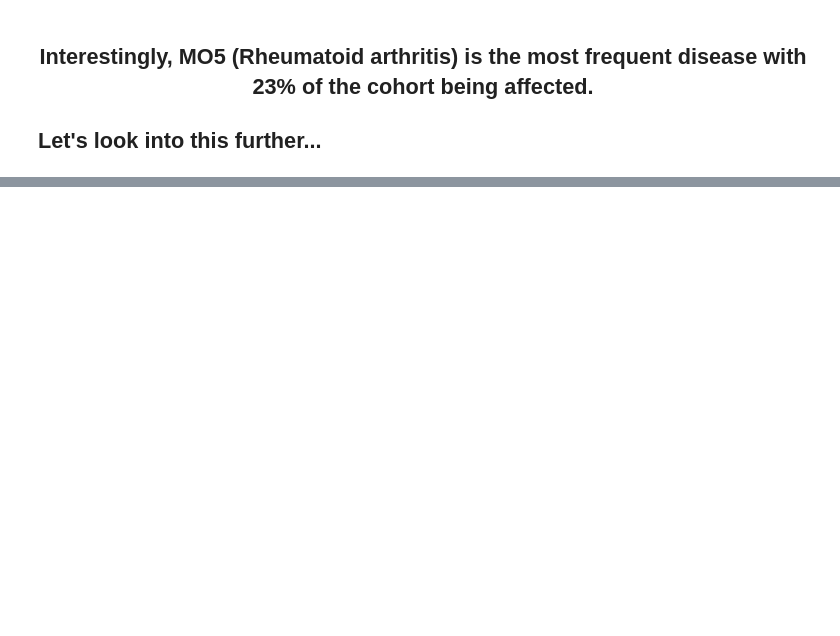
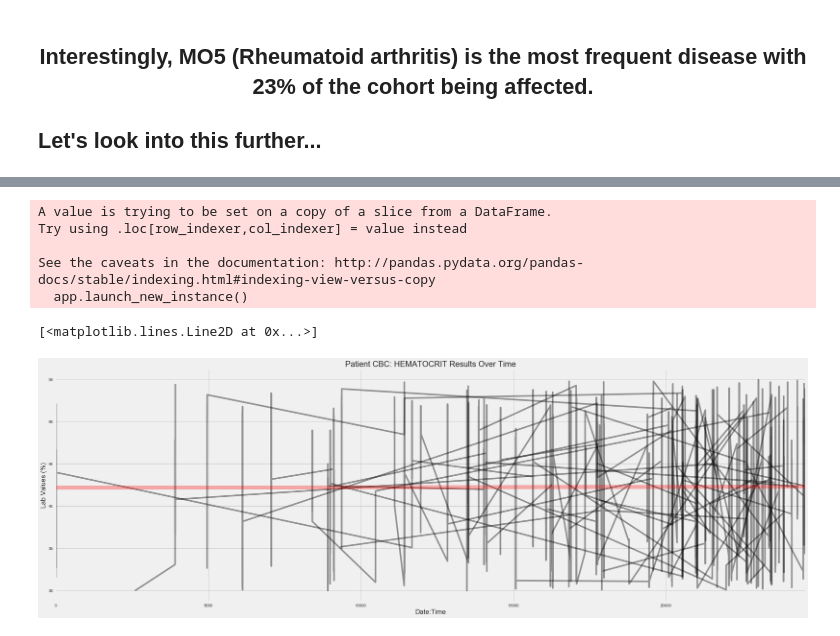
Before and after one commit to Bowiemb/demos, a Jupyter notebook: Virtual Patient Data Analysis Demo.ipynb, the cells around one changed output, grey strips where cells are left out. Saved outputs shown, nothing was run; the diff lists cells and outputs as text; code cells hidden in the pictures; blank space fills up the shorter version.

```diff
--- a/Virtual Patient Data Analysis Demo.ipynb
+++ b/Virtual Patient Data Analysis Demo.ipynb
@@ -206,0 +240,7 @@ M05_cohort_patients.describe(include='all')
+# %%
+M05_cohort_hematocrit_results = M05_cohort_lab_results.loc[(M05_cohort_lab_results['LabName'] == 'CBC: HEMATOCRIT')]
+M05_cohort_hematocrit_results.head()
+#dates = [pd.to_datetime(ts) for ts in M05_cohort_lab_results['LabDateTime']]
+#datenums = md.date2num(dates)
+
+#plt.plot(dates,M05_cohort_lab_results.LabValue.LabName == 'CBC: HEMATOCRIT' )
@@ -206,0 +254,61 @@ M05_cohort_patients.describe(include='all')
+# %%
+M05_h = M05_cohort_hematocrit_results[['PatientID', 'LabValue', 'LabDateTime']]
+
+M05_h['TimeStamps'] = pd.to_datetime(M05_h.loc[:,'LabDateTime'])
+
+
+
+M05_h['TimeStamps']
+M05_h = M05_h[['PatientID', 'LabValue','TimeStamps']]
+M05_h.head()
+
+# Change TimeStamps to integers
+M05_h['date_delta'] = (M05_h['TimeStamps'] - M05_h['TimeStamps'].min())  / np.timedelta64(1,'D')
+
+fig, ax = plt.subplots(1,1)
+x = 'date_delta'
+y = 'LabValue'
+M05_h.groupby('PatientID').plot(x, y, figsize=(30,10), ax=ax, alpha=0.4, color="k")
+plt.legend().remove()
+plt.ylabel('Lab Values (%)')
+plt.xlabel('Date:Time')
+plt.title('Patient CBC: HEMATOCRIT Results Over Time')
+
+
+#fit = np.polyfit(x2,y2,1)
+#fit_fn = np.poly1d(fit)
+#plt.plot(x2,y2,'yo', x2, fit_fn(xz0), '--k', linewidth=5)
+#plt.show()
+
+from scipy.stats import linregress
+def fit_line1(x, y):
+    """Return slope, intercept of best fit line."""
+    # Remove entries where either x or y is NaN.
+    clean_data = pd.concat([x, y], 1).dropna(0) # row-wise
+    (_, x), (_, y) = clean_data.iteritems()
+    slope, intercept, r, p, stderr = linregress(x, y)
+    return slope, intercept # could also return stderr
+
+import statsmodels.api as sm
+def fit_line2(x, y):
+    """Return slope, intercept of best fit line."""
+    X = sm.add_constant(x)
+    model = sm.OLS(y, X, missing='drop') # ignores entires where x or y is NaN
+    fit = model.fit()
+    return fit.params[1], fit.params[0] # could also return stderr in each via fit.bse
+
+
+x2 = M05_h['date_delta']
+y2 = M05_h['LabValue']
+m, b = fit_line2(x2, y2)
+N = 100 # could be just 2 if you are only drawing a straight line...
+points = np.linspace(x2.min(), x2.max(), N)
+plt.plot(points, m*points + b, linewidth=10, color="r", alpha=.3)
+# %% [output]
+A value is trying to be set on a copy of a slice from a DataFrame.
+Try using .loc[row_indexer,col_indexer] = value instead
+
+See the caveats in the documentation: http://pandas.pydata.org/pandas-docs/stable/indexing.html#indexing-view-versus-copy
+  app.launch_new_instance()
+[<matplotlib.lines.Line2D at 0x...>]
+[figure, added]
```
Also changed, not shown: parts of 37 cells of this notebook.
